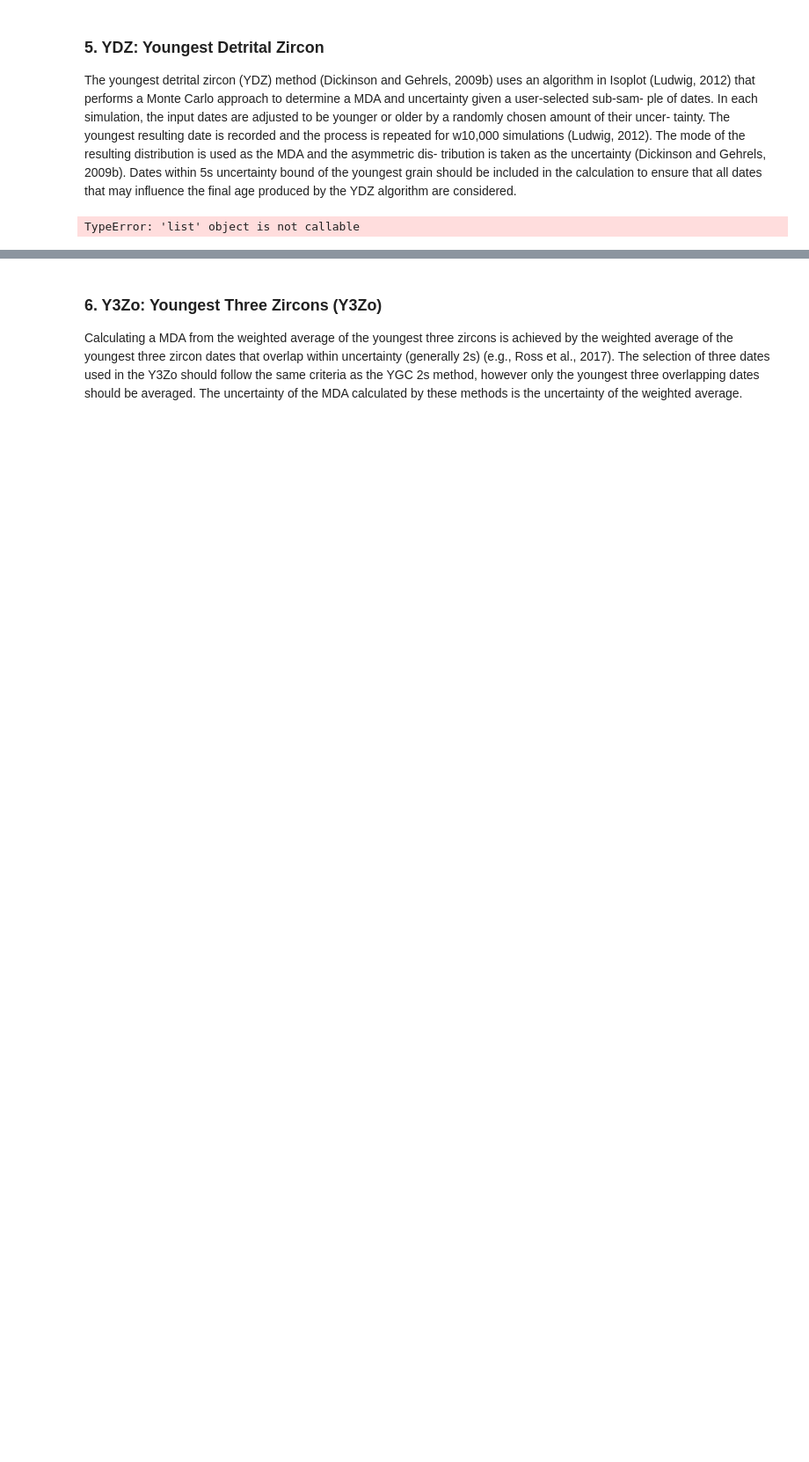
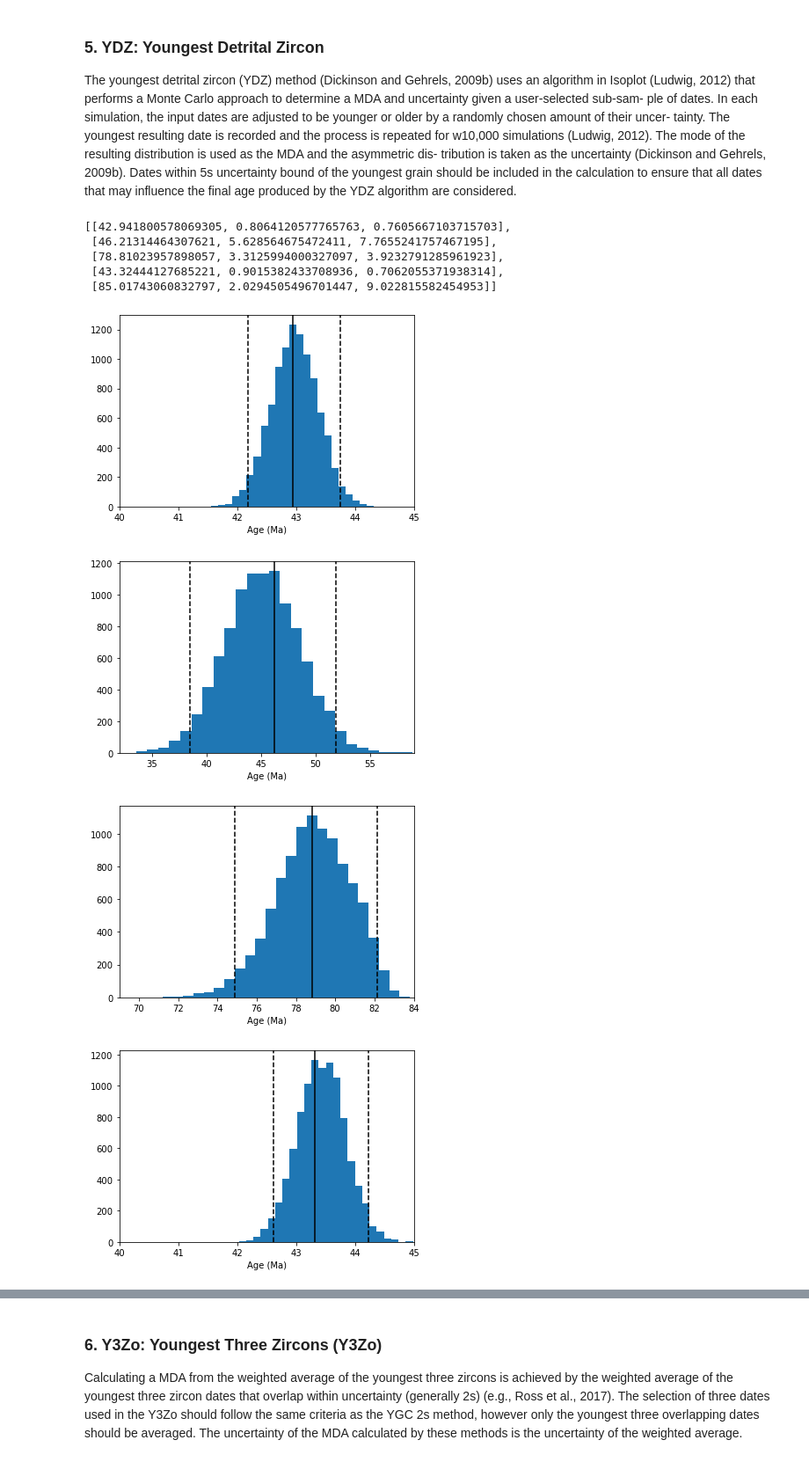
Before and after one commit to piotrostr/mdapy-backend, a Jupyter notebook: MDA_Python_Tool/MDA_Python_Tool.ipynb, the cells around one changed output, grey strips where cells are left out. Shown: that part at 88% size. Saved outputs shown, nothing was run; the diff lists cells and outputs as text; code cells hidden in the pictures; blank space fills up the shorter version.

```diff
--- a/MDA_Python_Tool/MDA_Python_Tool.ipynb
+++ b/MDA_Python_Tool/MDA_Python_Tool.ipynb
@@ -268,0 +242,9 @@ print(df)
+# %%
+sample_list = ['POR-2', 'POR-3', 'BUT-5', 'POR-1', 'BUT-4']
+
+sigma = '2sigma'
+
+
+ages, errors, numGrains, labels = sampleToData(sample_list, main_byid_df, sigma=sigma)
+
+print(ages, errors)
@@ -374,7 +374,7 @@ def sampleToVariable(sample_list, main_byid_df, variableName):
 
     return variable
 # %%
-ages, errors, numGrains, labels = sampleToData(sample_list,  main_byid_df, sigma = '1sigma');
+
 
 def find_youngest_cluster(data_err, min_cluster_size):
     """
@@ -833,32 +844,41 @@ def YDZ(ages, errors, iterations=10000, chartOutput = False, bins=25):
 
         minAges = []
         for i in range(iterations):
             newAge_Ma = []
             for analysis in filtered:
                 newAge_Ma.append(np.random.normal(loc = analysis[0], scale=analysis[1]))
             minAges.append(min(newAge_Ma))
 
         # Find the mode of the minimum ages
         binIndex, binAge = np.histogram(minAges, bins=bins)
         binMaxIndex = np.argmax(binIndex)
         binMaxAge = binAge[binMaxIndex]
         mode = binMaxAge + (binAge[binMaxIndex+1] - binMaxAge)/2
 
         YDZ.append([mode, np.percentile(minAges, 97.5)-mode, mode-np.percentile(minAges, 2.5)])
 
         if chartOutput:
             #KDE_age, KDE = dFunc.KDEcalcAges_2([minAges], bw=1, xdif=0.1)
             fig, ax = plt.subplots(1)
             ax.set_xlim(int(min(minAges))-1,int(max(minAges))+1,0.5)
             #ax.plot(KDE_age, KDE[0])
             ax.hist(minAges, bins=bins)
             ax.axvline(mode,color='black')
             ax.axvline(np.percentile(minAges,2.5),linestyle='--',color='black')
             ax.axvline(np.percentile(minAges,97.5),linestyle='--',color='black')
             ax.set_xlabel('Age (Ma)')
 
     return YDZ
 
-YDZ(ages, errors, iterations=10000, chartOutput = False, bins=25)
+
+YDZ(ages, errors, iterations=10000, chartOutput = True, bins=25)
 # %% [output]
-TypeError: 'list' object is not callable
+[[42.941800578069305, 0.8064120577765763, 0.7605667103715703],
+ [46.21314464307621, 5.628564675472411, 7.7655241757467195],
+ [78.81023957898057, 3.3125994000327097, 3.9232791285961923],
+ [43.32444127685221, 0.9015382433708936, 0.7062055371938314],
+ [85.01743060832797, 2.0294505496701447, 9.022815582454953]]
+[figure, added]
+[figure, added]
+[figure, added]
+[figure, added]
```
Also changed, not shown: parts of 29 cells of this notebook, 3 other files.
